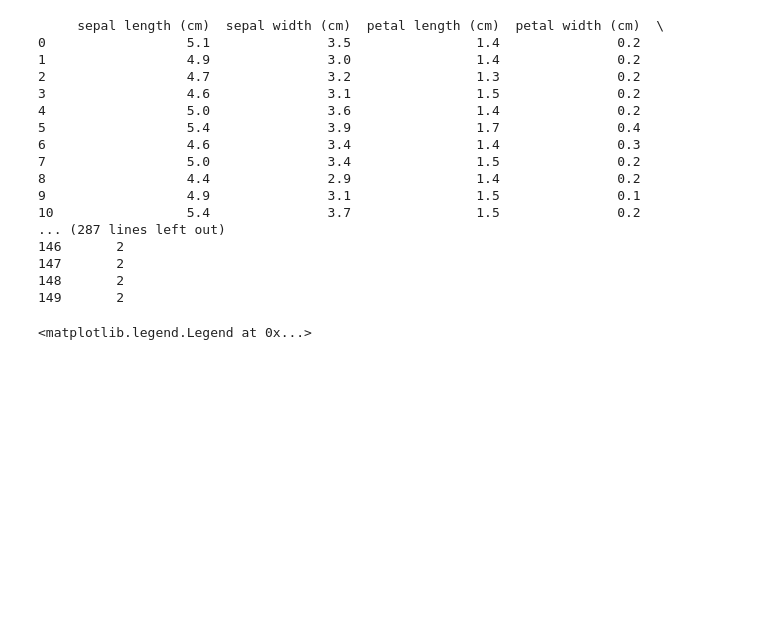
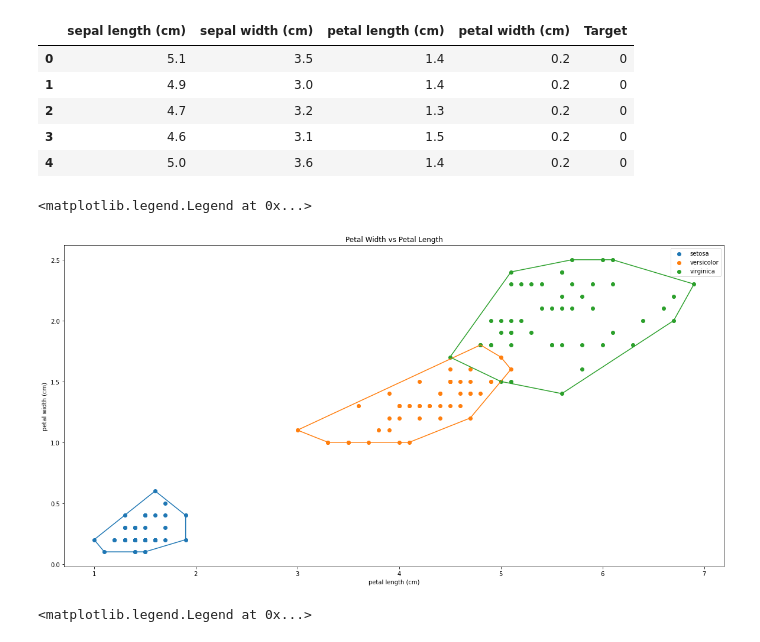
Before and after one commit to daffarg/Tucil2-Stima, a Jupyter notebook: main.ipynb, the cells around one changed output. Cells and saved outputs as stored; diff of their text form; code cells hidden in the pictures; blank space fills up the shorter version.

```diff
--- a/main.ipynb
+++ b/main.ipynb
@@ -87,7 +87,7 @@ def convexHull(M, p1, p2, points, side):
     convexHull(side1,p1,max_point,points,side)
     convexHull(side2,max_point,p2,points,side)
 
-def findConvexHull(M):
+def myConvexHull(M):
     '''
         Menerima masukan array of titik yg ingin dicari convex hull-nya.
         Mengembalikan array of titik yg membentuk convex hull dari array of titik M
@@ -119,26 +119,34 @@ data = datasets.load_iris()
 df = pd.DataFrame(data.data, columns=data.feature_names)
 df['Target'] = pd.DataFrame(data.target)
 pd.set_option("display.max_rows", None, "display.max_columns", None)
-#df.head()
-print(df)
+df.head()
 # %% [output]
-     sepal length (cm)  sepal width (cm)  petal length (cm)  petal width (cm)  \
-0                  5.1               3.5                1.4               0.2
-1                  4.9               3.0                1.4               0.2
-2                  4.7               3.2                1.3               0.2
-3                  4.6               3.1                1.5               0.2
-4                  5.0               3.6                1.4               0.2
-5                  5.4               3.9                1.7               0.4
-6                  4.6               3.4                1.4               0.3
-7                  5.0               3.4                1.5               0.2
-8                  4.4               2.9                1.4               0.2
-9                  4.9               3.1                1.5               0.1
-10                 5.4               3.7                1.5               0.2
-... (287 lines left out)
-146       2
-147       2
-148       2
-149       2
+|  | sepal length (cm) | sepal width (cm) | petal length (cm) | petal width (cm) | Target |
+| 0 | 5.1 | 3.5 | 1.4 | 0.2 | 0 |
+| 1 | 4.9 | 3.0 | 1.4 | 0.2 | 0 |
+| 2 | 4.7 | 3.2 | 1.3 | 0.2 | 0 |
+| 3 | 4.6 | 3.1 | 1.5 | 0.2 | 0 |
+| 4 | 5.0 | 3.6 | 1.4 | 0.2 | 0 |
+# %%
+plt.figure(figsize = (20, 10))
+colors = ['b','r','g']
+plt.title('Petal Width vs Petal Length')
+
+# set label diagram
+plt.xlabel(data.feature_names[2])
+plt.ylabel(data.feature_names[3])
+
+for i in range(len(data.target_names)):
+    bucket = df[df['Target'] == i] # membagi 3 dataset iris sesuai target (0, 1, 2)
+    bucket = bucket.iloc[:,[2,3]].values # mengambil atribut petal width dan petal lalu menjadikannya sbg array 2 dimensi
+    hull = myConvexHull(bucket.tolist())
+    plt.scatter(bucket[:, 0], bucket[:, 1], label=data.target_names[i])
+    hull = np.array(hull)
+    plt.plot(hull[:,0],hull[:,1])
+plt.legend()
+# %% [output]
+<matplotlib.legend.Legend at 0x...>
+[figure, added]
 # %%
 plt.figure(figsize = (20, 10))
 colors = ['b','r','g']
```
Also changed, not shown: parts of 7 cells of this notebook.
